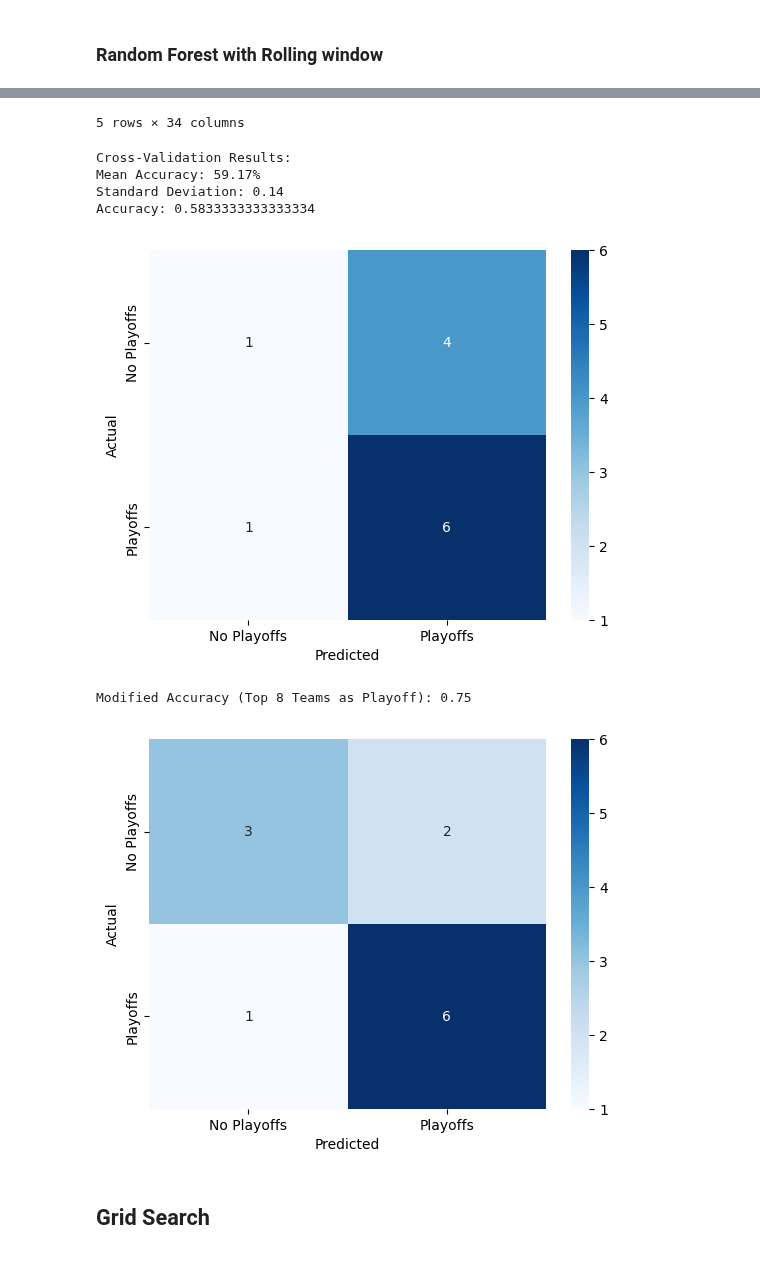
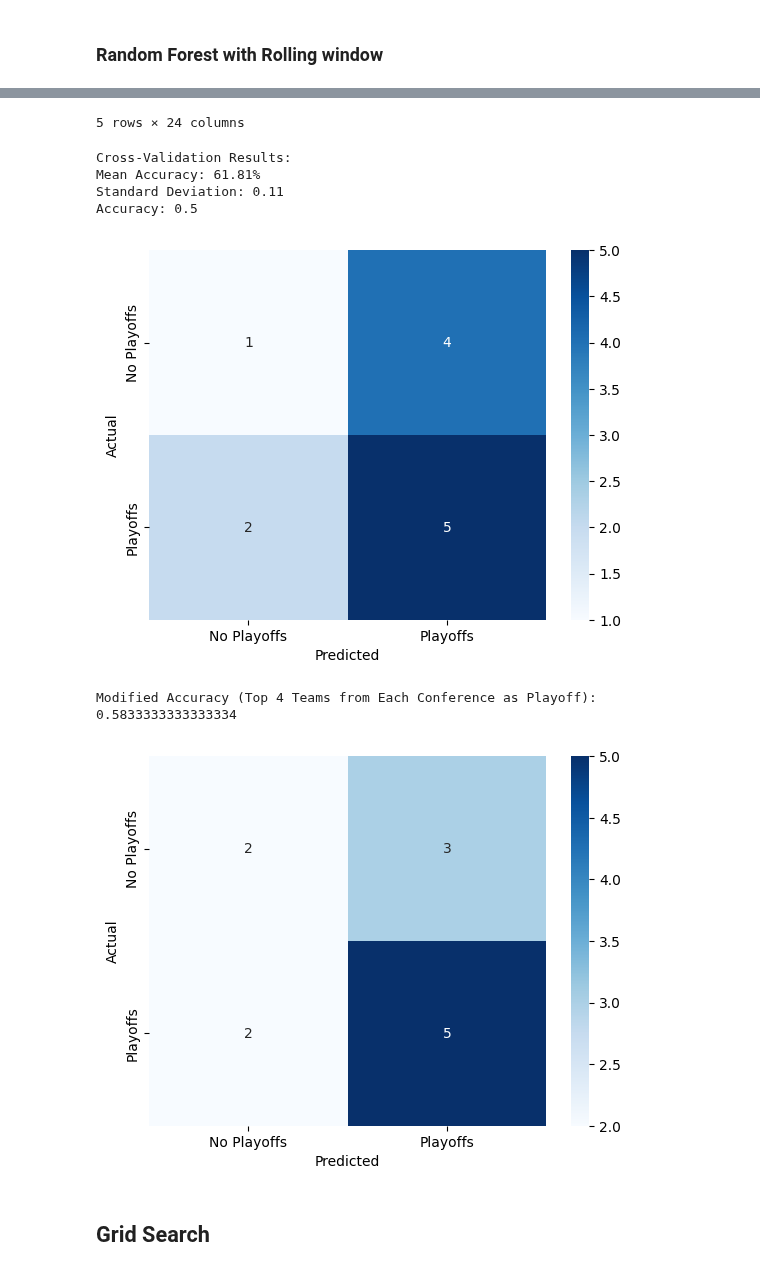
Before and after one commit to jogp10/WnbaPlayoffsPredicting, a Jupyter notebook: notebooks/modelling.ipynb, the cells around one changed output, grey strips where cells are left out. Drawn from its saved outputs; the diff is of its cells as text; code cells hidden in the pictures.

```diff
--- a/notebooks/modelling.ipynb
+++ b/notebooks/modelling.ipynb
@@ -3,6 +3,9 @@
 # %% [markdown]
 ## Get the data from the previous notebook
 # %%
+import warnings
+warnings.filterwarnings("ignore")
+
 import json
 import psycopg2
 import pandas as pd
@@ -19,7 +22,7 @@ players_df = pd.read_csv('../prep_data/players_df.csv')
 players_teams_df = pd.read_csv('../prep_data/players_teams_df.csv')
 series_post_df = pd.read_csv('../prep_data/series_post_df.csv')
 if USE_MERGED_DATA:
-    teams_df = pd.read_csv('../prep_data/teams_df_with_sum_of_3_best_attributes_of_players.csv')
+    teams_df = pd.read_csv('../prep_data/prepared_dataset.csv')
 else:
     teams_df = pd.read_csv('../prep_data/teams_df.csv')
 teams_post_df = pd.read_csv('../prep_data/teams_post_df.csv')
@@ -294,7 +311,7 @@ weights = generate_weights(ROLLING_WIN_SIZE)
 weighted_features = ['o_fta', 'o_3pm', 'o_oreb', 'o_asts', 'o_stl', 'o_to', 'o_blk', 'd_3pa', 'd_oreb', 'd_dreb', 'd_asts', 'd_stl', 'd_to', 'd_blk', 'attend']
 
 if USE_MERGED_DATA:
-    weighted_features += ['num_seasons', 'height', 'weight', 'stint', 'GP', 'threeAttempted', 'dq', 'PostoRebounds', 'PostBlocks', 'PostthreeAttempted', 'PostDQ', 'FG%', 'FT%', 'Avg_Assists_Per_Game', 'Avg_Blocks_Per_Game', 'Avg_Steals_Per_Game', 'Points_Ratio', 'POSITION_METRIC']
+    weighted_features += ['blocks_weighted_mean', 'threeAttempted_weighted_mean', 'FG%_weighted_mean', 'FT%_weighted_mean', 'Avg_Assists_Per_Game_weighted_mean', 'Durability_Ratio_weighted_mean', 'POSITION_METRIC_weighted_mean', 'num_trophies']
 
 # Create a new dataframe to store the rolling window data
 rolling_data = pd.DataFrame(columns=teams_df.columns)
@@ -338,6 +355,7 @@ rolling_data = rolling_data.reset_index(drop=True)
 # %%
 y_train = rolling_data[rolling_data['year'] < 10]['playoff'].astype(int)
 y_test = rolling_data[rolling_data['year'] == 10]['playoff'].astype(int)
+confIDs = rolling_data[rolling_data['year'] == 10]['confID']
 X_train = rolling_data[rolling_data['year'] < 10].drop(['playoff', 'year', 'tmID', 'firstRound', 'semis', 'finals'], axis=1)
 X_test = rolling_data[rolling_data['year'] == 10].drop(['playoff', 'year', 'tmID', 'firstRound', 'semis', 'finals'], axis=1)
 
@@ -365,14 +383,14 @@ y_pred = print_results(clf, X_train, X_test, y_train, y_test)
-5 rows × 34 columns
+5 rows × 24 columns
 Cross-Validation Results:
-Mean Accuracy: 59.17%
-Standard Deviation: 0.14
-Accuracy: 0.5833333333333334
+Mean Accuracy: 61.81%
+Standard Deviation: 0.11
+Accuracy: 0.5
-[figure, old version]
+[figure, new version]
 # %%
-force_qualify_8_teams(y_pred, y_test)
+force_qualify_8_teams(y_pred, y_test, confIDs)
 # %% [output]
-Modified Accuracy (Top 8 Teams as Playoff): 0.75
+Modified Accuracy (Top 4 Teams from Each Conference as Playoff): 0.5833333333333334
-[figure, old version]
+[figure, new version]
 # %% [markdown]
 ## Grid Search
 # %% [markdown]
```
Also changed, not shown: parts of 16 cells of this notebook.
